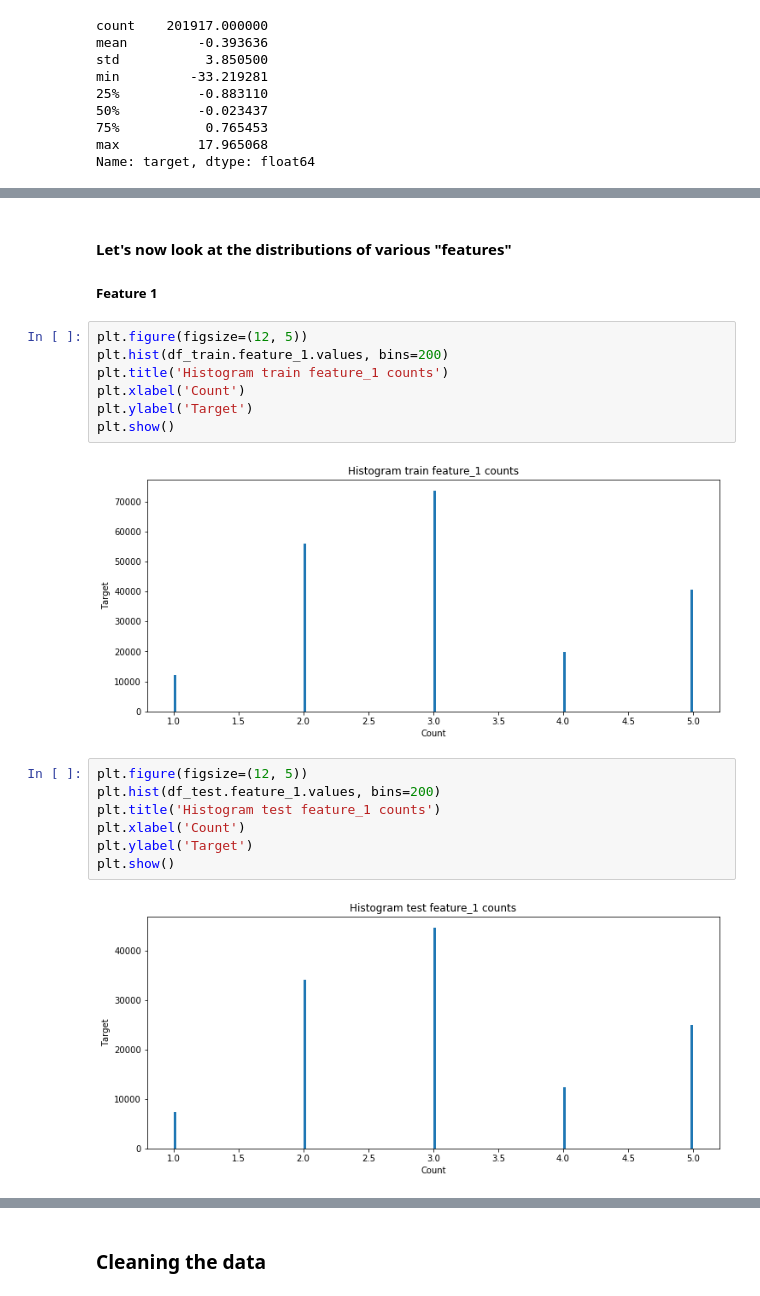
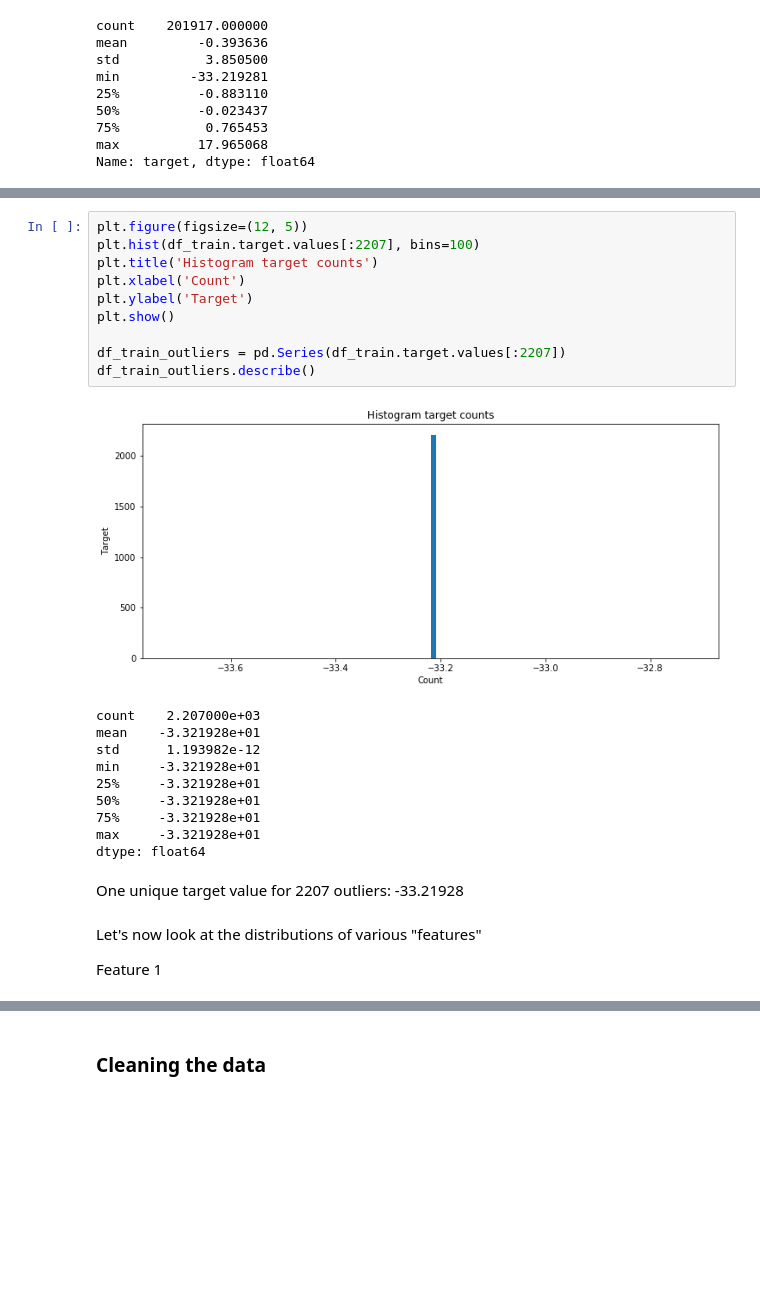
Before and after one commit to johngreibelarsen/understand-customer-loyalty, a Jupyter notebook: basic_kernel.ipynb, the cells around one changed output, grey strips where cells are left out. Cells and saved outputs as stored; diff of their text form; blank space fills up the shorter version.

```diff
--- a/basic_kernel.ipynb
+++ b/basic_kernel.ipynb
@@ -64,22 +99,27 @@ plt.show()
+# %%
+plt.figure(figsize=(12, 5))
+plt.hist(df_train.target.values[:2207], bins=100)
+plt.title('Histogram target counts')
+plt.xlabel('Count')
+plt.ylabel('Target')
+plt.show()
+
+df_train_outliers = pd.Series(df_train.target.values[:2207])
+df_train_outliers.describe()
+# %% [output]
+[figure, added]
+count    2.207000e+03
+mean    -3.321928e+01
+std      1.193982e-12
+min     -3.321928e+01
+25%     -3.321928e+01
+50%     -3.321928e+01
+75%     -3.321928e+01
+max     -3.321928e+01
+dtype: float64
+# %% [markdown]
+One unique target value for 2207 outliers: -33.21928
 # %% [markdown]
-#### Let's now look at the distributions of various "features"
+Let's now look at the distributions of various "features"
 
-##### Feature 1
+Feature 1
-# %%
-plt.figure(figsize=(12, 5))
-plt.hist(df_train.feature_1.values, bins=200)
-plt.title('Histogram train feature_1 counts')
-plt.xlabel('Count')
-plt.ylabel('Target')
-plt.show()
-# %% [output]
-[figure, removed]
-# %%
-plt.figure(figsize=(12, 5))
-plt.hist(df_test.feature_1.values, bins=200)
-plt.title('Histogram test feature_1 counts')
-plt.xlabel('Count')
-plt.ylabel('Target')
-plt.show()
-# %% [output]
-[figure, removed]
```
Also changed, not shown: parts of 26 cells of this notebook.
